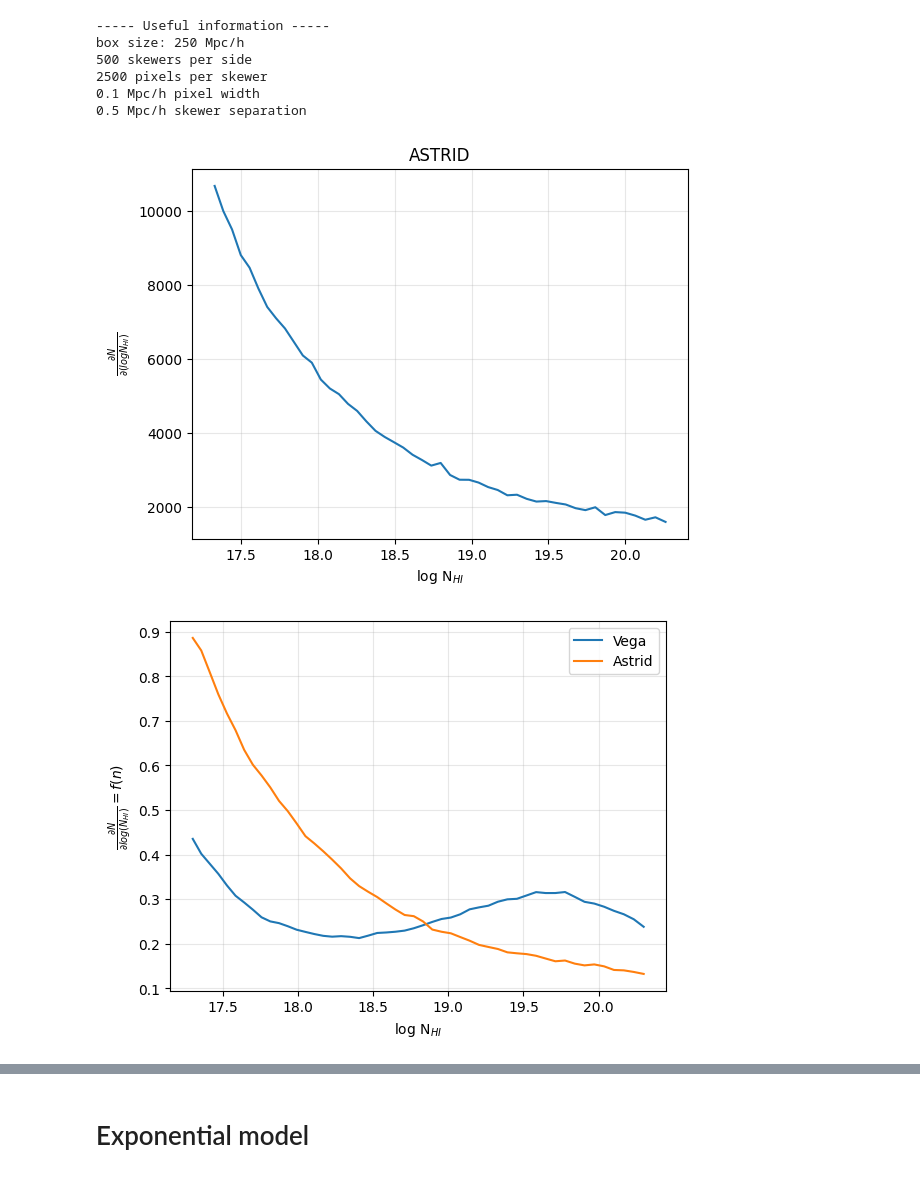
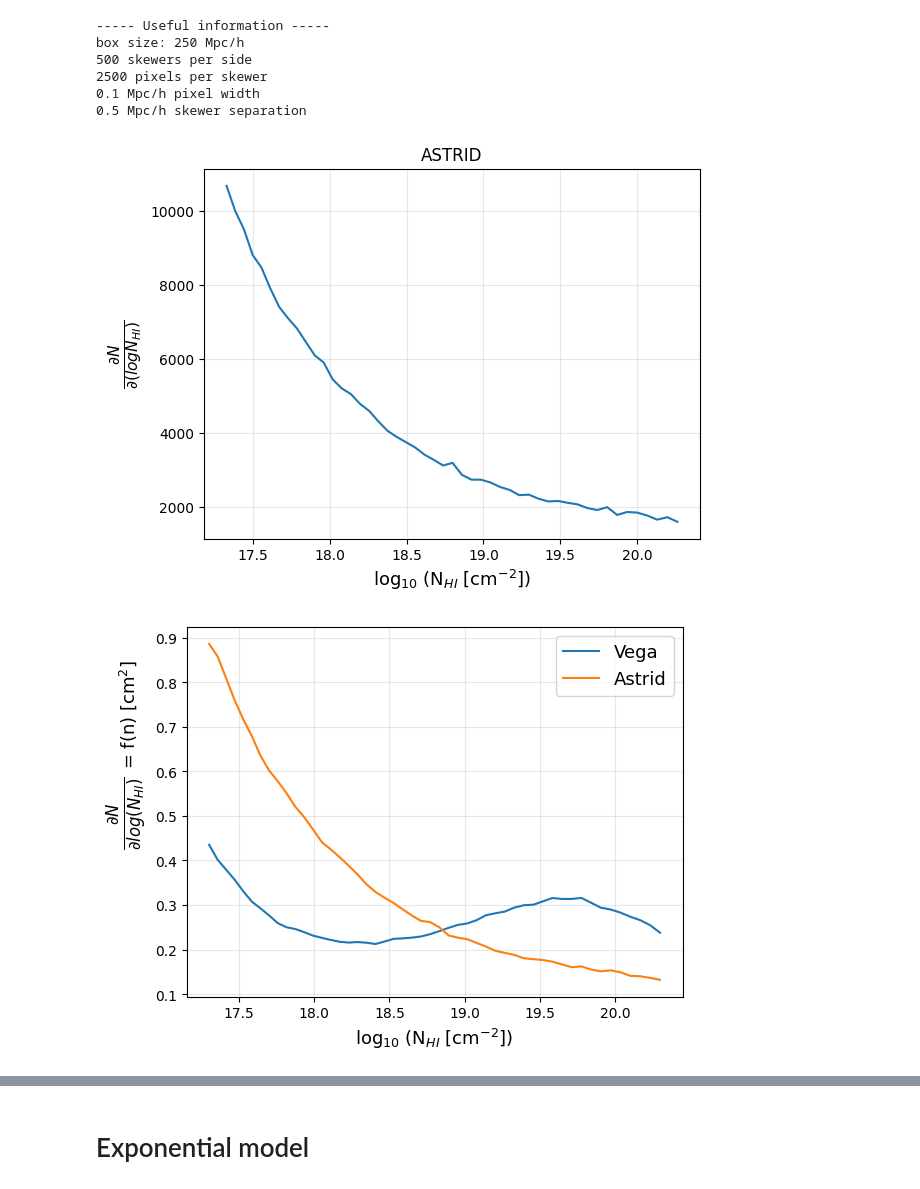
Before and after one commit to andreufont/astrid_hcd, a Jupyter notebook: MW11model/Comparisons/FVoigt=W2.ipynb, the cells around one changed output, grey strips where cells are left out. Saved outputs shown, nothing was run; the diff lists cells and outputs as text; code cells hidden in the pictures.

```diff
--- a/MW11model/Comparisons/FVoigt=W2.ipynb
+++ b/MW11model/Comparisons/FVoigt=W2.ipynb
@@ -31,12 +39,12 @@ The parameters b1 and b2 are given in the paper. k1 and k2 are determinated so t
 k1, b1 = 280.14, -1.2
 k2, b2 = 4.24e14, -1.8
 
-NHirange = np.logspace(np.log10(17.3), np.log10(20.3))
+NHirange = np.linspace(17.3, 20.3)
 colden1, colden2 = NHirange[NHirange < 20.3], NHirange[NHirange >= 20.3]
 fnhi_mw11 = np.concatenate([f_Nhi(10**colden1, k1, b1), f_Nhi(10**colden2, k2, b2)])
 
 plt.plot(NHirange, np.log10(fnhi_mw11))
-plt.xlabel('log NHi')
+plt.xlabel(r'log$_{10}$ (N$_{HI}$ [cm$^{-2}])$', fontsize=13)
 plt.ylabel('log(f(NHi, X))')
 plt.title('MW11 column density distribution function')
 plt.grid(alpha=0.3);
@@ -94,11 +103,12 @@ This cddf is normalized so we will compute w1 and w2 as in Tan25: ccdf_vega = fn
 # %% [markdown]
 ## cddf
 # %%
-data_vega = np.loadtxt('fn_nomasking.txt')
+data_vega = np.loadtxt('/Users/lflores/Documents/Research/phd/hcd/work_in_progress/Comparisons/fn_nomasking.txt')
 fn_vega = np.interp(NHirange, data_vega[1], data_vega[0])
 
 plt.plot(NHirange, fn_vega)
-plt.xlabel(r'log N$_{HI}$')
-plt.ylabel(r'$\frac{\partial N}{\partial log(N_{HI})} = f(n)$')
+plt.xlabel(r'log$_{10}$ (N$_{HI}$ [cm$^{-2}])$', fontsize=13)
+plt.ylabel(r'$\frac{\partial N}{\partial log(N_{HI})}$', fontsize=17)
+plt.text(-0.14, 0.63, r'= f(n) [cm$^2$]', transform=plt.gca().transAxes, fontsize=13, rotation=90)
 plt.grid(alpha=0.3)
 # %% [output]
@@ -195,22 +206,23 @@ counts, _ = np.histogram(colden_log, bins=NHirange)
 mid_nhi = (NHirange[:-1] + (NHirange[1] - NHirange[0])/2)
 # %%
 plt.plot(mid_nhi, counts)
-plt.xlabel(r'log N$_{HI}$')
-plt.ylabel(r'$\frac{\partial N}{\partial (logN_{HI})}$')
+plt.xlabel(r'log$_{10}$ (N$_{HI}$ [cm$^{-2}])$', fontsize=13)
+plt.ylabel(r'$\frac{\partial N}{\partial (logN_{HI})}$',  fontsize=16)
 plt.title('ASTRID')
 plt.grid(alpha=0.3);
 # %% [output]
-[figure, old version]
+[figure, new version]
 # %%
 fn_astrid = np.interp(NHirange, mid_nhi, counts)
 fn_astrid /= np.trapezoid(fn_astrid, NHirange)
 
 plt.plot(NHirange, fn_vega, label='Vega')
 plt.plot(NHirange, fn_astrid, label='Astrid')
-plt.xlabel(r'log N$_{HI}$')
-plt.ylabel(r'$\frac{\partial N}{\partial log(N_{HI})} = f(n)$')
+plt.xlabel(r'log$_{10}$ (N$_{HI}$ [cm$^{-2}])$', fontsize=13)
+plt.ylabel(r'$\frac{\partial N}{\partial log(N_{HI})}$', fontsize=17)
+plt.text(-0.14, 0.63, r'= f(n) [cm$^2$]', transform=plt.gca().transAxes, fontsize=13, rotation=90)
 plt.grid(alpha=0.3)
-plt.legend();
+plt.legend(fontsize=13);
 # %% [output]
-[figure, old version]
+[figure, new version]
 # %%
```
Also changed, not shown: parts of 15 cells of this notebook, 4 other files.
